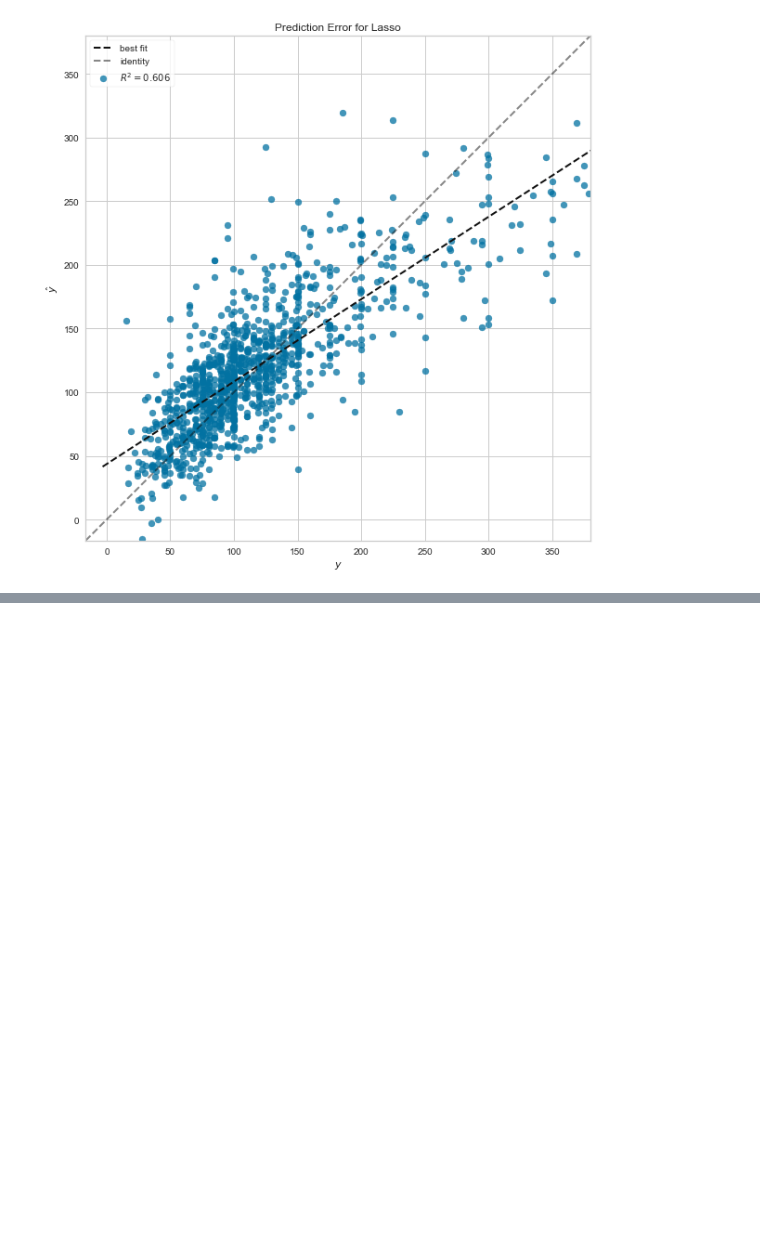
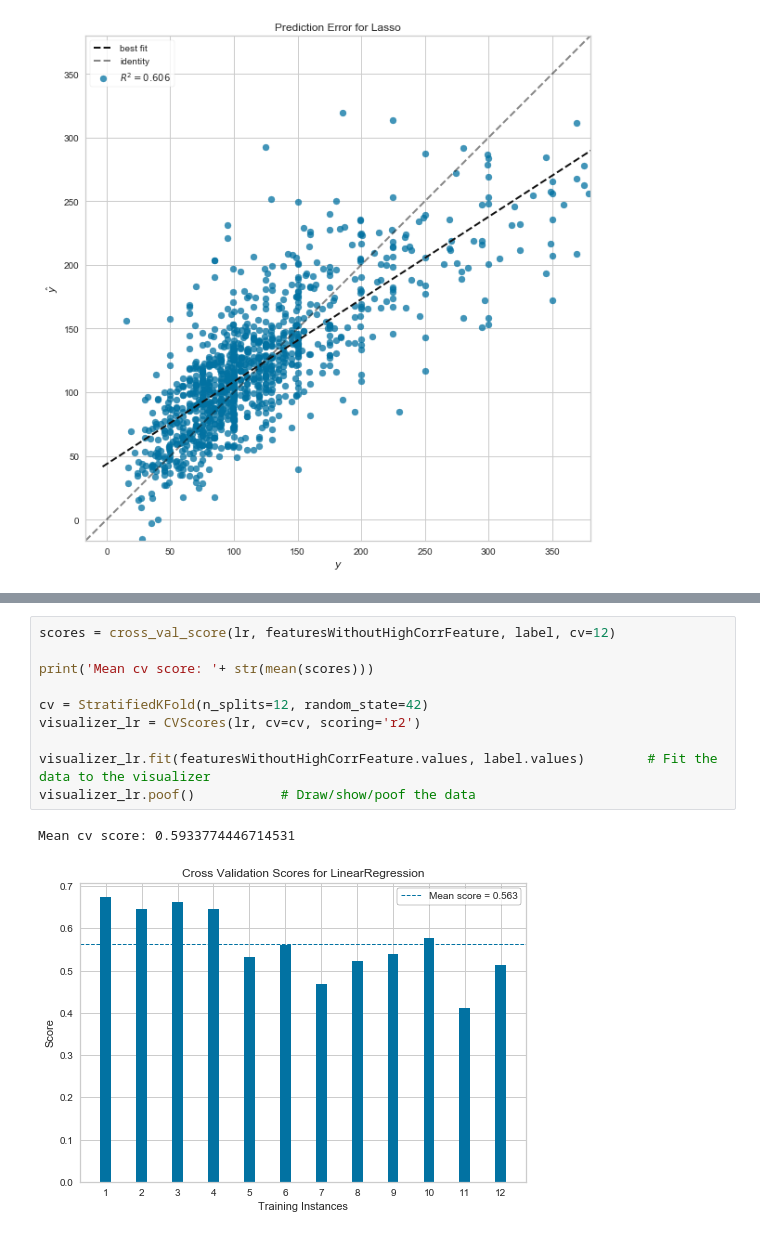
Before and after one commit to fagan2888/Airbnb-Ratings, a Jupyter notebook: feature_selection_and_model_evaluation_Final.ipynb, the cells around one changed output, grey strips where cells are left out. Saved outputs shown, nothing was run; the diff lists cells and outputs as text; blank space fills up the shorter version.

```diff
--- a/feature_selection_and_model_evaluation_Final.ipynb
+++ b/feature_selection_and_model_evaluation_Final.ipynb
@@ -383,3 +378,16 @@ visualizer.poof()           # Draw/show/poof the data
 # %% [output]
 Mean cv score: 0.5934865683955066
 [figure]
+# %%
+scores = cross_val_score(lr, featuresWithoutHighCorrFeature, label, cv=12)
+
+print('Mean cv score: '+ str(mean(scores)))
+
+cv = StratifiedKFold(n_splits=12, random_state=42)
+visualizer_lr = CVScores(lr, cv=cv, scoring='r2')
+
+visualizer_lr.fit(featuresWithoutHighCorrFeature.values, label.values)        # Fit the data to the visualizer
+visualizer_lr.poof()           # Draw/show/poof the data
+# %% [output]
+Mean cv score: 0.5933774446714531
+[figure, added]
```
Also changed, not shown: parts of 2 cells of this notebook.
